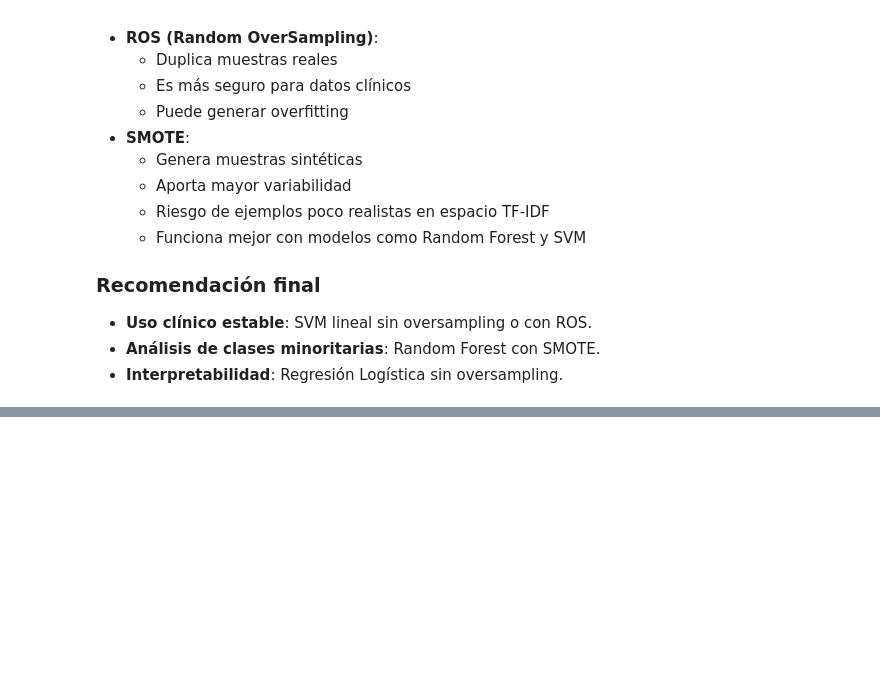
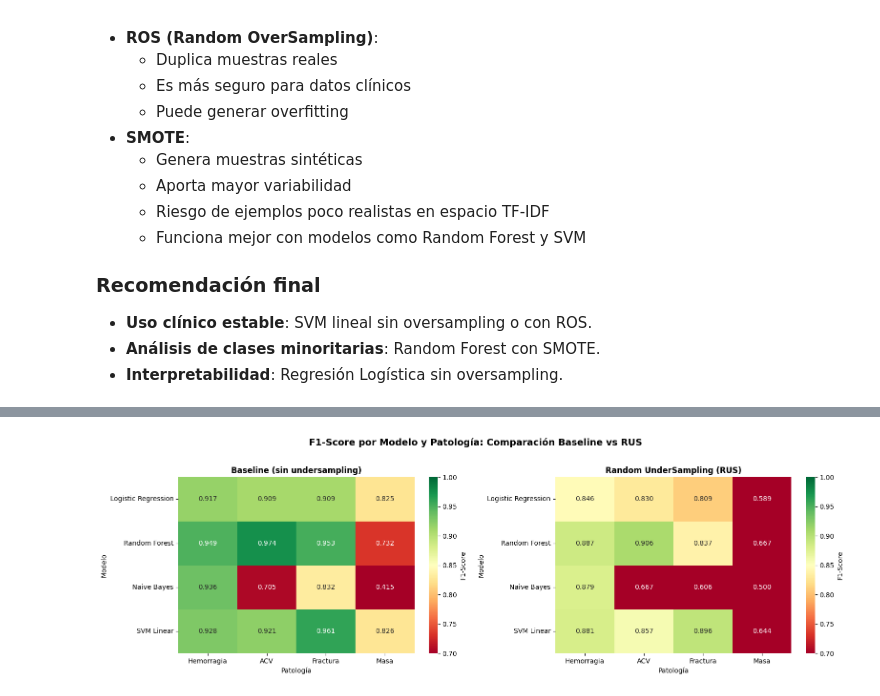
Before and after one commit to isabelaocampos/PDG-Diagnostico-Clinico, a Jupyter notebook: notebooks/2_Modelos_Tradicionales.ipynb, the cells around one changed output, grey strips where cells are left out. Cells and saved outputs as stored; diff of their text form; code cells hidden in the pictures; blank space fills up the shorter version.

Commit message:
Classic models: undersampling impact and metrics summary with bullet points

```diff
--- a/notebooks/2_Modelos_Tradicionales.ipynb
+++ b/notebooks/2_Modelos_Tradicionales.ipynb
@@ -867,0 +1258,34 @@ Con oversampling, la **precision se mantiene o disminuye ligeramente**, lo cual
+# %%
+# =============================================================================
+# HEATMAP COMPARATIVO: BASELINE vs UNDERSAMPLING
+# =============================================================================
+
+fig, axes = plt.subplots(1, 2, figsize=(16, 5))
+
+# Preparar datos para heatmaps
+df_heatmap_baseline = df_baseline_us[['F1_hemorragia', 'F1_acv', 'F1_fractura', 'F1_masa']].copy()
+df_heatmap_baseline.columns = ['Hemorragia', 'ACV', 'Fractura', 'Masa']
+
+df_heatmap_us = df_us_results[['F1_hemorragia', 'F1_acv', 'F1_fractura', 'F1_masa']].copy()
+df_heatmap_us.columns = ['Hemorragia', 'ACV', 'Fractura', 'Masa']
+
+# Heatmap Baseline
+sns.heatmap(df_heatmap_baseline, annot=True, fmt='.3f', cmap='RdYlGn',
+            vmin=0.7, vmax=1.0, ax=axes[0], cbar_kws={'label': 'F1-Score'})
+axes[0].set_title('Baseline (sin undersampling)', fontweight='bold', fontsize=12)
+axes[0].set_ylabel('Modelo')
+axes[0].set_xlabel('Patología')
+
+# Heatmap RUS
+sns.heatmap(df_heatmap_us, annot=True, fmt='.3f', cmap='RdYlGn',
+            vmin=0.7, vmax=1.0, ax=axes[1], cbar_kws={'label': 'F1-Score'})
+axes[1].set_title('Random UnderSampling (RUS)', fontweight='bold', fontsize=12)
+axes[1].set_ylabel('Modelo')
+axes[1].set_xlabel('Patología')
+
+plt.suptitle('F1-Score por Modelo y Patología: Comparación Baseline vs RUS',
+             fontsize=14, fontweight='bold', y=1.02)
+plt.tight_layout()
+plt.show()
+# %% [output]
+[figure, added]
```
Also changed, not shown: parts of 15 cells of this notebook.
